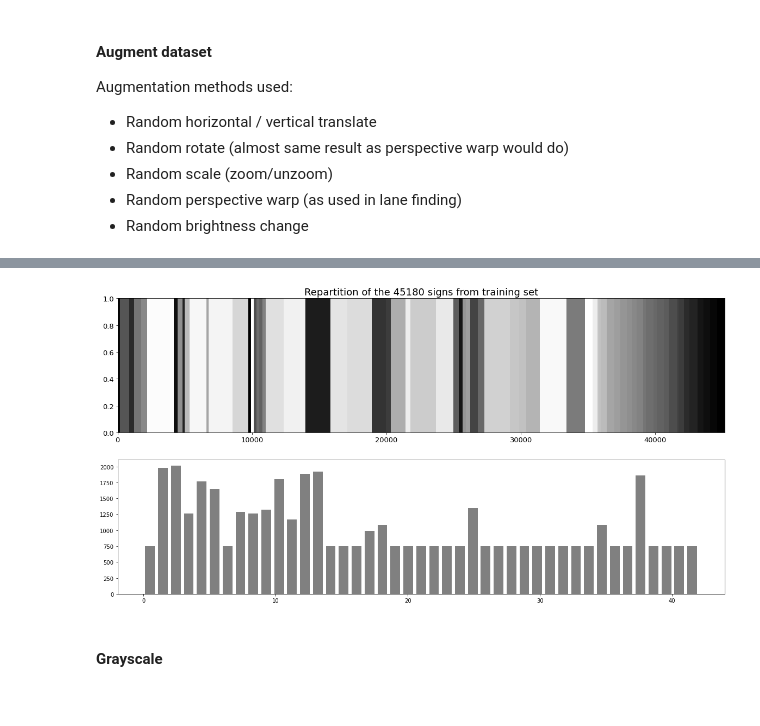
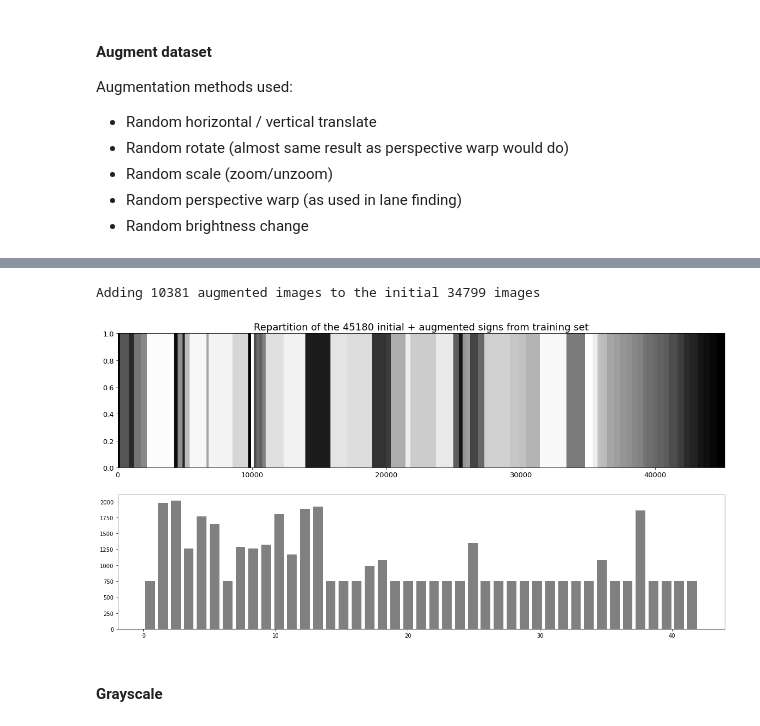
Before and after one commit to parphane/udacity-self_driving_cars, a Jupyter notebook: project-traffic_sign_classifier/Traffic_Sign_Classifier.ipynb, the cells around one changed output, grey strips where cells are left out. Saved outputs shown, nothing was run; the diff lists cells and outputs as text; code cells hidden in the pictures.

```diff
--- a/project-traffic_sign_classifier/Traffic_Sign_Classifier.ipynb
+++ b/project-traffic_sign_classifier/Traffic_Sign_Classifier.ipynb
@@ -399,5 +394,13 @@ def rand_transform(img):
 # %%
+def rand_transform(img):
+    # Translate, Change perspective (can result in zoom in or out or even rotation), Brightness adjust
+    return rand_translate(rand_perspective(rand_hsv_v(img)))
+
 def augment_lbl(imgs, lbls, min_count=750):
+    # Assuming RGB images for shape
+    rand_imgs = np.empty_like(imgs, shape=(0, imgs.shape[1], imgs.shape[2], imgs.shape[3]))
+    rand_lbls = np.empty_like(lbls, shape=(0))
+
     # For each label
     for lbl in np.unique(lbls):
         # Augment any data up to min_count if necessary
@@ -411,11 +414,10 @@ def augment_lbl(imgs, lbls, min_count=750):
                 # Pick images one after the other, and loop if necessary
                 rand_img = imgs[lbl_list[i % lbl_count]]
                 rand_img = rand_transform(rand_img)
-                imgs = np.concatenate((imgs, [rand_img]))
-                lbls = np.concatenate((lbls, [lbl]))
+                rand_imgs = np.concatenate((rand_imgs, [rand_img]))
+                rand_lbls = np.concatenate((rand_lbls, [lbl]))
         else:
-            print("Label {0:2}: {1:5} images - No augmentation required".format(lbl, lbl_count))
+            pass
+            #print("Label {0:2}: {1:5} images - No augmentation required".format(lbl, lbl_count))
 
-    return imgs, lbls
+    return rand_imgs, rand_lbls
-# %%
-X_train, y_train = augment_lbl(X_train, y_train)
@@ -439,0 +424,5 @@ Label 42:   210 images - 540 augmentations required
+# %%
+X_augm, y_augm = augment_lbl(X_train, y_train, min_count=750)
+
+# Pick the first image from the training set for each sign and display its name
+plot_lbl_imgs(X_augm,y_augm, gray=False)
@@ -440,13 +448,19 @@ Label 42:   210 images - 540 augmentations required
+# %%
+print("Adding {} augmented images to the initial {} images".format(len(X_augm), len(X_train)))
+X_augm = np.concatenate((X_train, X_augm))
+y_augm = np.concatenate((y_train, y_augm))
+# %% [output]
+Adding 10381 augmented images to the initial 34799 images
 # %%
 fig, (ax11, ax21) = plt.subplots(2, 1, figsize=(20, 10))
-ax11.pcolor(np.asarray([y_train]), cmap = 'Greys')
-ax11.set_title("Repartition of the {} signs from training set".format(len(y_train)), fontsize=18)
+ax11.pcolor(np.asarray([y_augm]), cmap = 'Greys')
+ax11.set_title("Repartition of the {} initial + augmented signs from training set".format(len(y_augm)), fontsize=18)
 ax11.tick_params(axis='both', which='major', labelsize=13)
-ax21.hist(np.asarray(y_train), bins=n_classes, rwidth=0.75, color="Grey")
+ax21.hist(np.asarray(y_augm), bins=n_classes, rwidth=0.75, color="Grey")
 
 plt.show()
 # %% [output]
-[figure, old version]
+[figure, new version]
 # %% [markdown]
 #### Grayscale
 # %%
```
Also changed, not shown: parts of 29 cells of this notebook, 19 other files.
